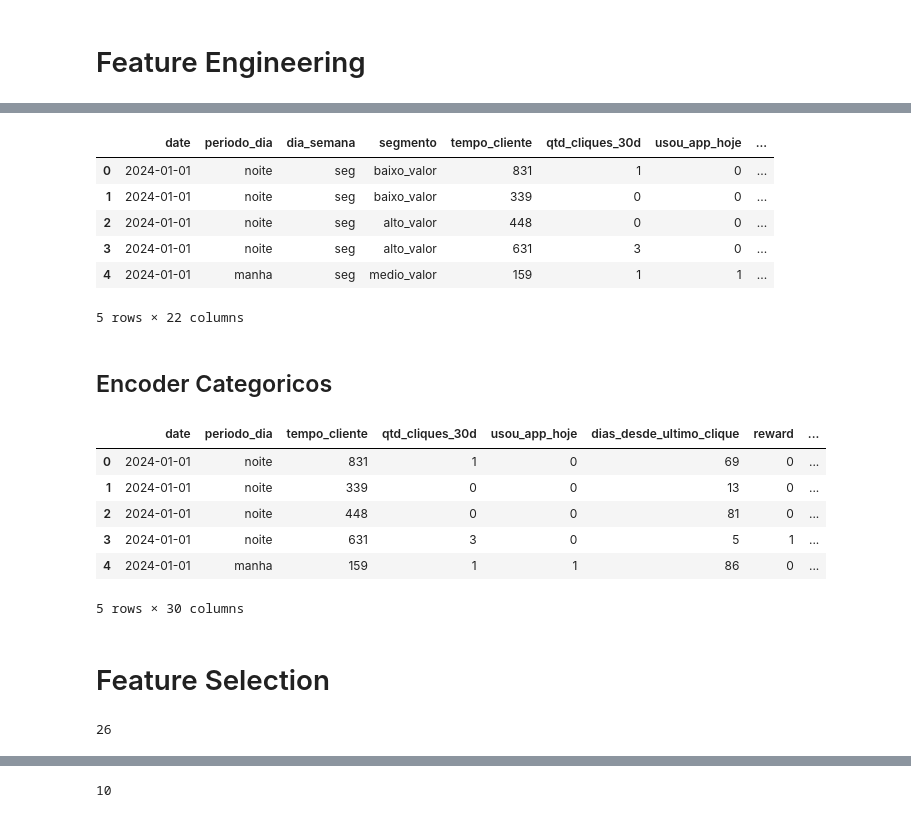
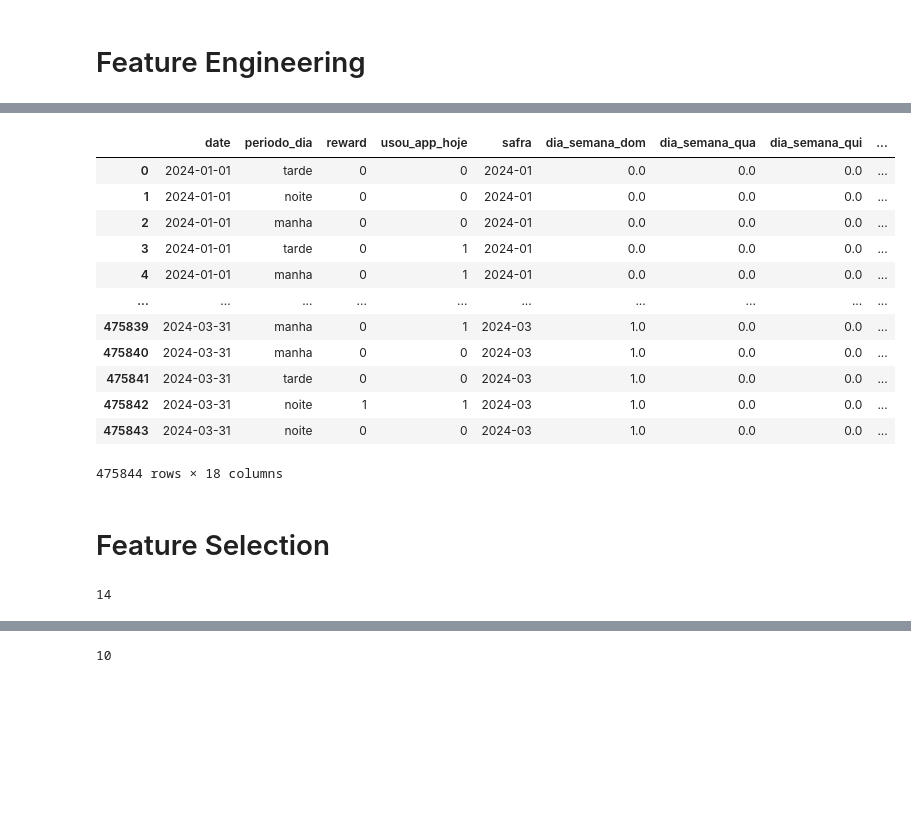
Before and after one commit to CarlosQuixada/Contextual-Multi-Armed-Bandit, a Jupyter notebook: notebook/01_Analise_Processamento.ipynb, the cells around one changed output, grey strips where cells are left out. Cells and saved outputs as stored; diff of their text form; code cells hidden in the pictures; blank space fills up the shorter version.

```diff
--- a/notebook/01_Analise_Processamento.ipynb
+++ b/notebook/01_Analise_Processamento.ipynb
@@ -34,6 +54,6 @@ df_study
 # %%
 cols_numeric = ['tempo_cliente', 'qtd_cliques_30d', 'dias_desde_ultimo_clique']
 cols_categoric = ['dia_semana', 'segmento']
-cols_inf = ['date', 'periodo_dia', 'reward', 'safra']
+cols_inf = ['date', 'periodo_dia', 'reward', 'usou_app_hoje', 'safra']
 # %% [markdown]
 # Feature Engineering
@@ -80,33 +60,42 @@ def binarizar_numericos(df_tmp, cols_num):
-# %%
-df_study_bin_numeric, binarizer_num = binarizar_numericos(df_study, cols_numeric)
-joblib.dump(binarizer_num, '../dataset/processed/binarizer_num.pkl')
-df_study_bin_numeric.head()
-# %% [output]
-|  | date | periodo_dia | dia_semana | segmento | tempo_cliente | qtd_cliques_30d | usou_app_hoje | ... |
-| 0 | 2024-01-01 | noite | seg | baixo_valor | 831 | 1 | 0 | ... |
-| 1 | 2024-01-01 | noite | seg | baixo_valor | 339 | 0 | 0 | ... |
-| 2 | 2024-01-01 | noite | seg | alto_valor | 448 | 0 | 0 | ... |
-| 3 | 2024-01-01 | noite | seg | alto_valor | 631 | 3 | 0 | ... |
-| 4 | 2024-01-01 | manha | seg | medio_valor | 159 | 1 | 1 | ... |
-5 rows × 22 columns
-# %% [markdown]
-## Encoder Categoricos
-# %%
-oh_enc =  OneHotEncoder(sparse_output=False, handle_unknown='ignore')
-
-cols_cat_encoder = oh_enc.fit_transform(df_study_bin_numeric[cols_categoric])
-df_encoded = pd.DataFrame(cols_cat_encoder, columns=oh_enc.get_feature_names_out(cols_categoric))
-
-df_study_bin_enc = pd.concat([df_study_bin_numeric.drop(columns=cols_categoric).reset_index(drop=True), df_encoded], axis=1)
-df_study_bin_enc.head()
-# %% [output]
-|  | date | periodo_dia | tempo_cliente | qtd_cliques_30d | usou_app_hoje | dias_desde_ultimo_clique | reward | ... |
-| 0 | 2024-01-01 | noite | 831 | 1 | 0 | 69 | 0 | ... |
-| 1 | 2024-01-01 | noite | 339 | 0 | 0 | 13 | 0 | ... |
-| 2 | 2024-01-01 | noite | 448 | 0 | 0 | 81 | 0 | ... |
-| 3 | 2024-01-01 | noite | 631 | 3 | 0 | 5 | 1 | ... |
-| 4 | 2024-01-01 | manha | 159 | 1 | 1 | 86 | 0 | ... |
-5 rows × 30 columns
+# %%
+# Cria o preprocessor
+preprocessor = ColumnTransformer(transformers=[
+    ('cat', OneHotEncoder(handle_unknown='ignore'), cols_categoric),
+    ('num', StandardScaler(), cols_numeric)
+])
+
+# Fit-transform
+X_transformed = preprocessor.fit_transform(df_study)
+
+X_transformed
+
+# Pegar os nomes das colunas
+ohe = preprocessor.named_transformers_['cat']
+ohe_features = ohe.get_feature_names_out(cols_categoric)
+feature_names = list(ohe_features) + cols_numeric
+
+# Converter para DataFrame
+X_final = pd.DataFrame(X_transformed.toarray() if hasattr(X_transformed, 'toarray') else X_transformed,
+                       columns=feature_names,
+                       index=df_study.index)
+
+
+df_transformer = pd.concat([df_study[cols_inf], X_final], axis=1)
+df_transformer
+# %% [output]
+|  | date | periodo_dia | reward | usou_app_hoje | safra | dia_semana_dom | dia_semana_qua | dia_semana_qui | ... |
+| 0 | 2024-01-01 | tarde | 0 | 0 | 2024-01 | 0.0 | 0.0 | 0.0 | ... |
+| 1 | 2024-01-01 | noite | 0 | 0 | 2024-01 | 0.0 | 0.0 | 0.0 | ... |
+| 2 | 2024-01-01 | manha | 0 | 0 | 2024-01 | 0.0 | 0.0 | 0.0 | ... |
+| 3 | 2024-01-01 | tarde | 0 | 1 | 2024-01 | 0.0 | 0.0 | 0.0 | ... |
+| 4 | 2024-01-01 | manha | 0 | 1 | 2024-01 | 0.0 | 0.0 | 0.0 | ... |
+| ... | ... | ... | ... | ... | ... | ... | ... | ... | ... |
+| 475839 | 2024-03-31 | manha | 0 | 1 | 2024-03 | 1.0 | 0.0 | 0.0 | ... |
+| 475840 | 2024-03-31 | manha | 0 | 0 | 2024-03 | 1.0 | 0.0 | 0.0 | ... |
+| 475841 | 2024-03-31 | tarde | 0 | 0 | 2024-03 | 1.0 | 0.0 | 0.0 | ... |
+| 475842 | 2024-03-31 | noite | 1 | 1 | 2024-03 | 1.0 | 0.0 | 0.0 | ... |
+| 475843 | 2024-03-31 | noite | 0 | 0 | 2024-03 | 1.0 | 0.0 | 0.0 | ... |
+475844 rows × 18 columns
 # %% [markdown]
 # Feature Selection
 # %%
@@ -134,7 +122,8 @@ def selecionar_features_por_importancia(X, y, top_k=None, threshold=None):
 
     return selecionadas, importancias
 # %%
-cols_features = [col for col in df_study_bin_enc.columns if col not in cols_inf]
+cols_features = [col for col in df_transformer.columns if col not in cols_inf]
+cols_features.append('usou_app_hoje')
 len(cols_features)
 # %% [output]
-26
+14
```
Also changed, not shown: parts of 18 cells of this notebook, 6 other files.
